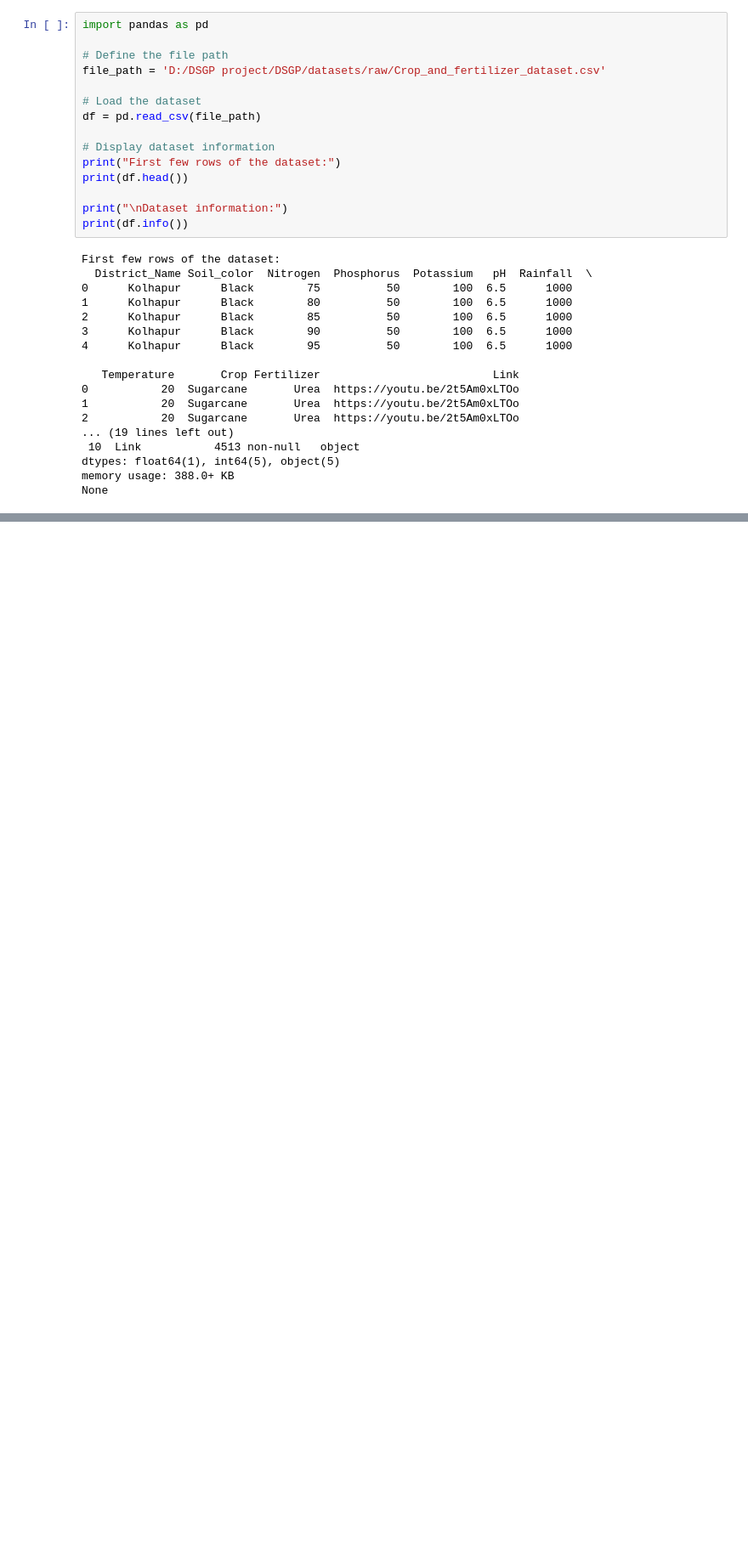
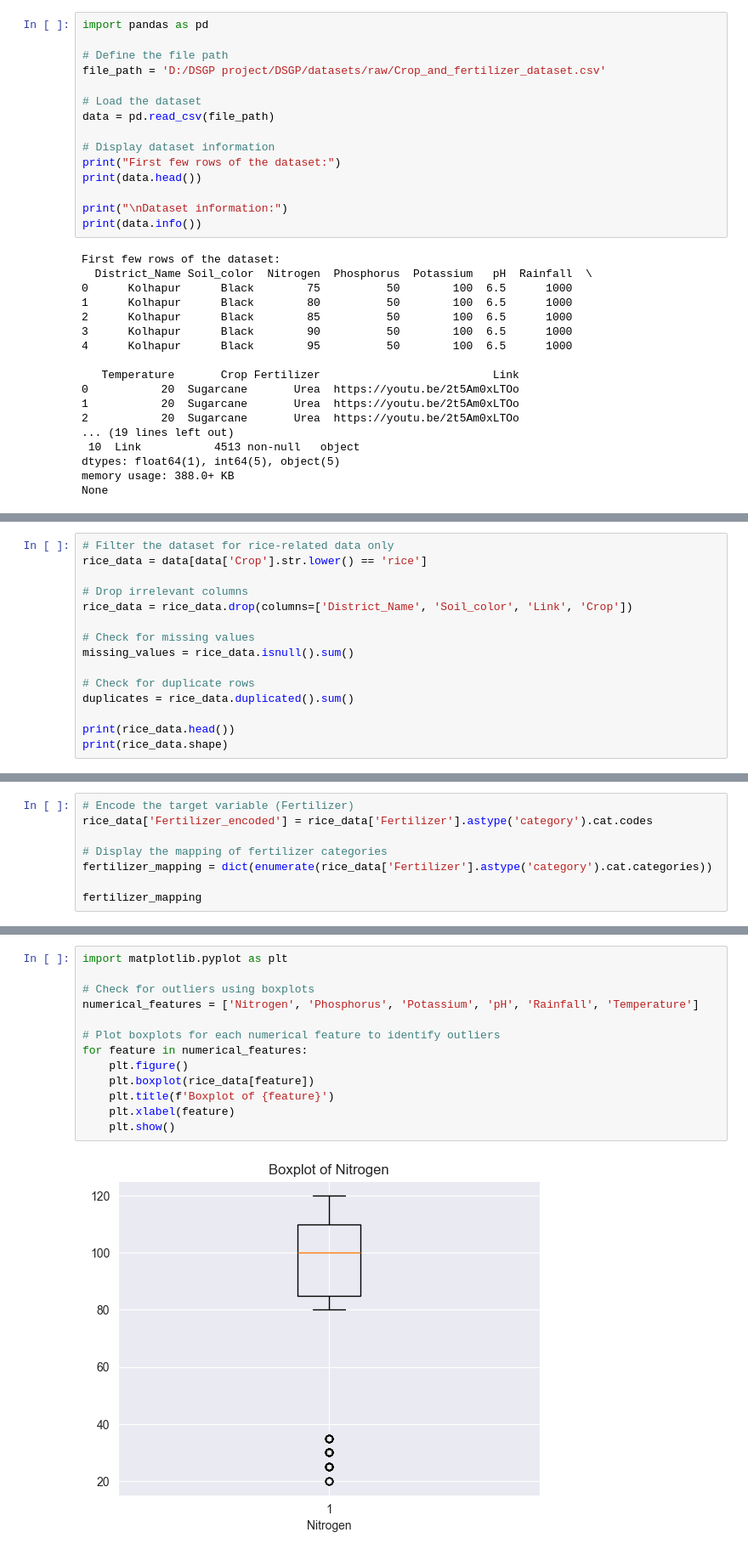
Before and after one commit to Dinithiii04/AgriLak, a Jupyter notebook: notebooks/fertilizer_Recommendation.ipynb, the cells around one changed output, grey strips where cells are left out. Shown at 85% size. Drawn from its saved outputs; the diff is of its cells as text; blank space fills up the shorter version.

Commit message:
Update fertilizer recommendation node book and save the trained models

```diff
--- a/notebooks/fertilizer_Recommendation.ipynb
+++ b/notebooks/fertilizer_Recommendation.ipynb
@@ -67,14 +30,14 @@ import pandas as pd
 file_path = 'D:/DSGP project/DSGP/datasets/raw/Crop_and_fertilizer_dataset.csv'
 
 # Load the dataset
-df = pd.read_csv(file_path)
+data = pd.read_csv(file_path)
 
 # Display dataset information
 print("First few rows of the dataset:")
-print(df.head())
+print(data.head())
 
 print("\nDataset information:")
-print(df.info())
+print(data.info())
 # %% [output]
 First few rows of the dataset:
   District_Name Soil_color  Nitrogen  Phosphorus  Potassium   pH  Rainfall  \
@@ -167,0 +59,15 @@ Encoded Rice Dataset:
+# %%
+# Filter the dataset for rice-related data only
+rice_data = data[data['Crop'].str.lower() == 'rice']
+
+# Drop irrelevant columns
+rice_data = rice_data.drop(columns=['District_Name', 'Soil_color', 'Link', 'Crop'])
+
+# Check for missing values
+missing_values = rice_data.isnull().sum()
+
+# Check for duplicate rows
+duplicates = rice_data.duplicated().sum()
+
+print(rice_data.head())
+print(rice_data.shape)
@@ -167,0 +82,8 @@ Encoded Rice Dataset:
+# %%
+# Encode the target variable (Fertilizer)
+rice_data['Fertilizer_encoded'] = rice_data['Fertilizer'].astype('category').cat.codes
+
+# Display the mapping of fertilizer categories
+fertilizer_mapping = dict(enumerate(rice_data['Fertilizer'].astype('category').cat.categories))
+
+fertilizer_mapping
@@ -167,0 +92,15 @@ Encoded Rice Dataset:
+# %%
+import matplotlib.pyplot as plt
+
+# Check for outliers using boxplots
+numerical_features = ['Nitrogen', 'Phosphorus', 'Potassium', 'pH', 'Rainfall', 'Temperature']
+
+# Plot boxplots for each numerical feature to identify outliers
+for feature in numerical_features:
+    plt.figure()
+    plt.boxplot(rice_data[feature])
+    plt.title(f'Boxplot of {feature}')
+    plt.xlabel(feature)
+    plt.show()
+# %% [output]
+[figure, added]
```
Also changed, not shown: parts of 28 cells of this notebook.
